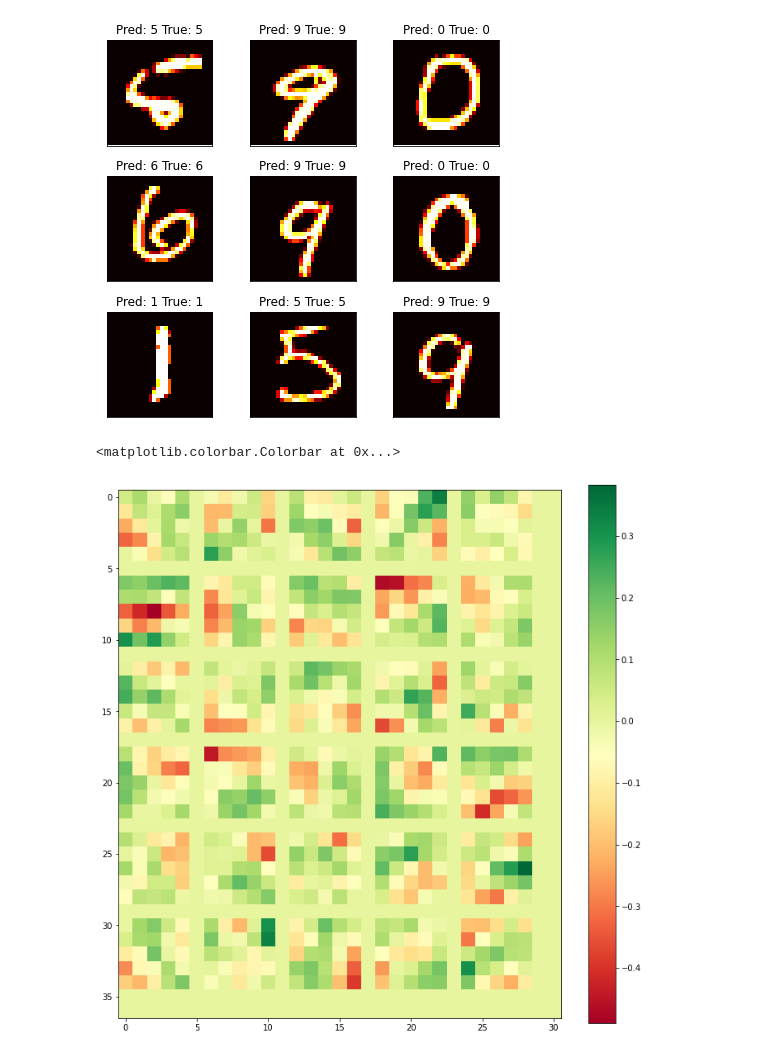
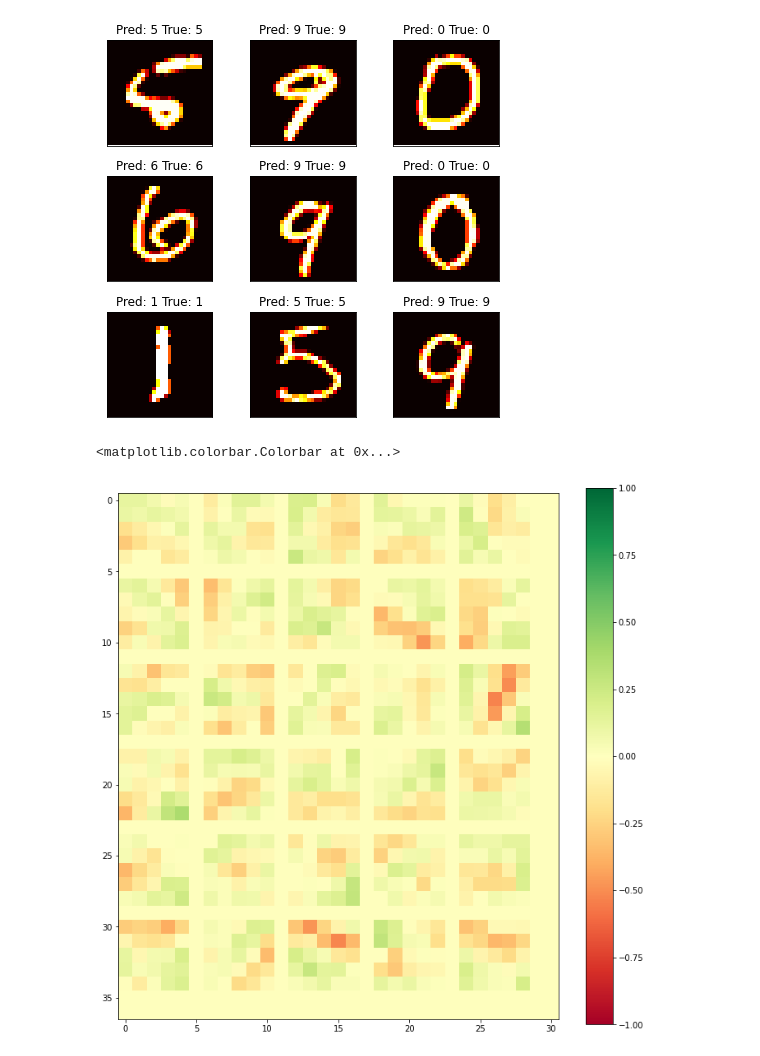
Before and after one commit to domhall/neural-network-workshop, a Jupyter notebook: Digit recognition-Conv-Improved.ipynb, the cells around one changed output. Cells and saved outputs as stored; diff of their text form; code cells hidden in the pictures.

```diff
--- a/Digit recognition-Conv-Improved.ipynb
+++ b/Digit recognition-Conv-Improved.ipynb
@@ -148,16 +148,16 @@ for i in range(8,17):
 # %%
 plt.rcParams["figure.figsize"]=12,12
 heatmap = np.zeros([6*6+1,6*5+1])
 weights_layer = model.get_layer("conv").get_weights()[0]
 for x in range(6):
     for y in range(5):
         if x + y < 30:
             heatmap[x*6:x*6+5, y*6:y*6+5] = weights_layer[:, :, 0, x * 5 + y]
 
-plt.imshow(heatmap, cmap='RdYlGn')
+plt.imshow(heatmap, cmap='RdYlGn', vmin=-1, vmax=1)
 plt.colorbar()
 # %% [output]
 <matplotlib.colorbar.Colorbar at 0x...>
-[figure, old version]
+[figure, new version]
 # %%
 plt.rcParams["figure.figsize"]=6,6
```
Also changed, not shown: parts of 3 cells of this notebook, 8 other files.
